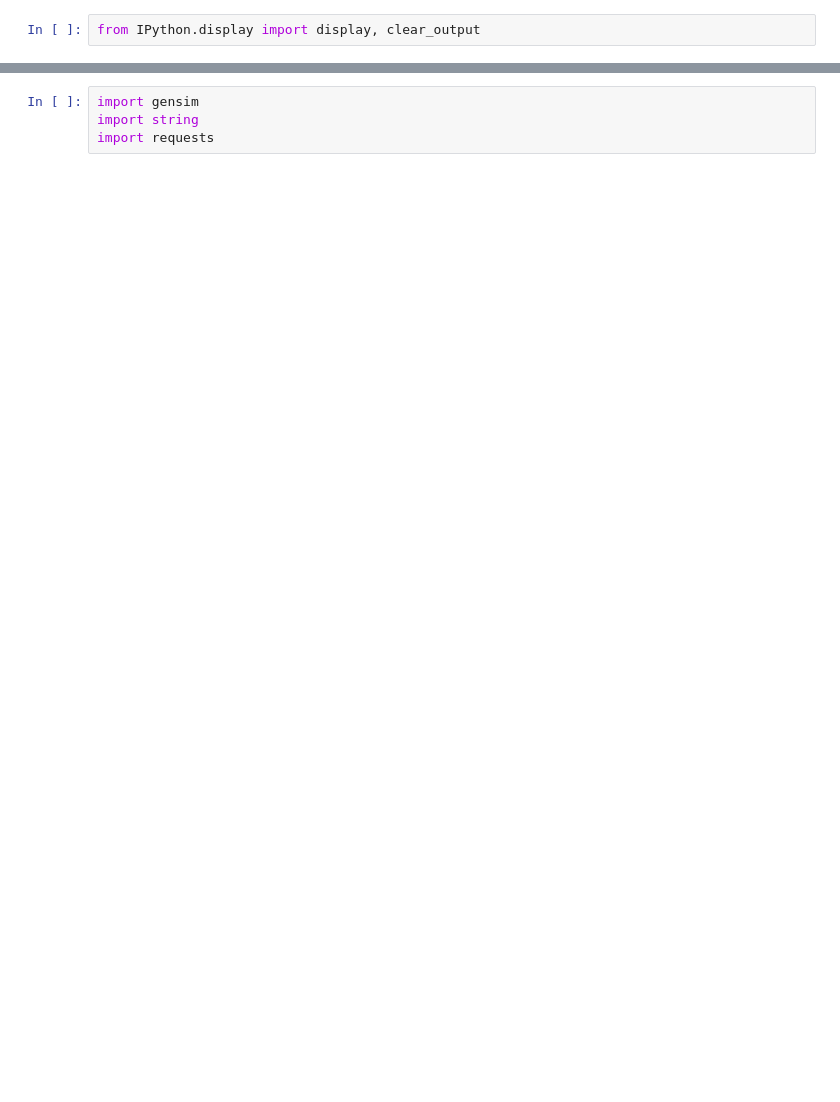
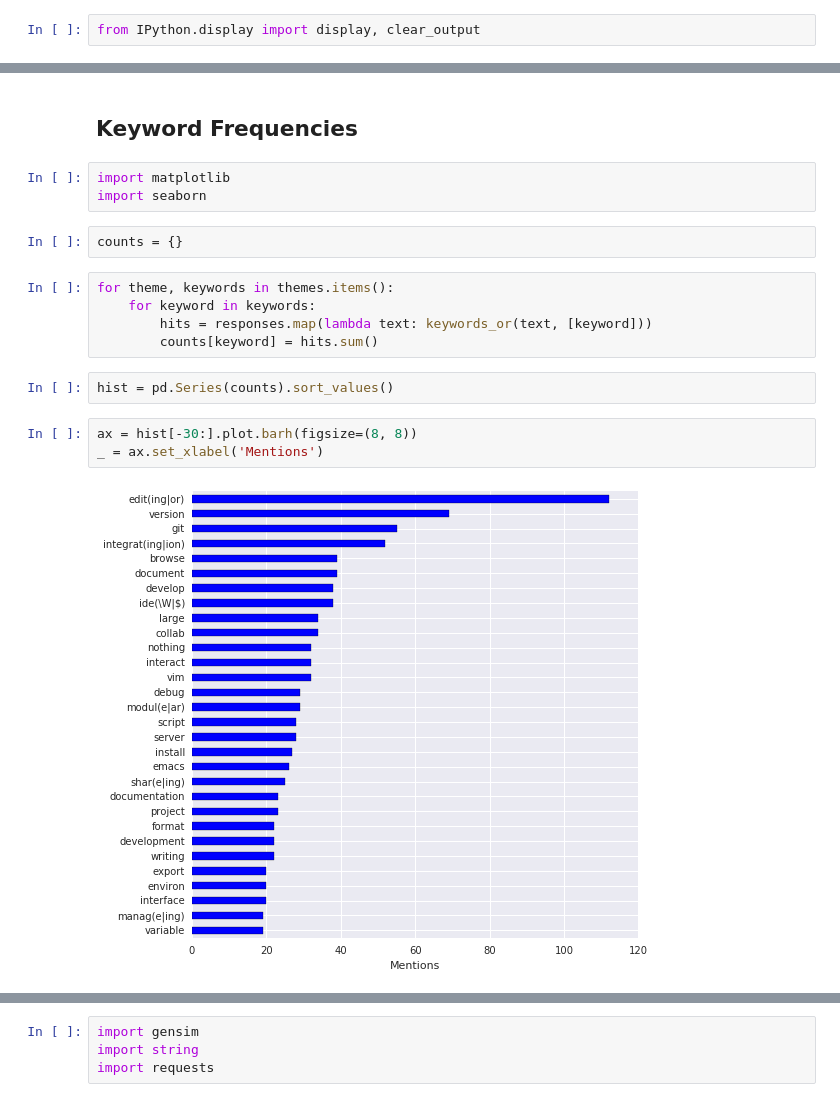
Before and after one commit to jupyter/design, a Jupyter notebook: surveys/2015-notebook-ux/analysis/3a_hinderance_themes.ipynb, the cells around one changed output, grey strips where cells are left out. Drawn from its saved outputs; the diff is of its cells as text; blank space fills up the shorter version.

```diff
--- a/surveys/2015-notebook-ux/analysis/3a_hinderance_themes.ipynb
+++ b/surveys/2015-notebook-ux/analysis/3a_hinderance_themes.ipynb
@@ -208,3 +232,22 @@ Showing `nothing`. Type Enter to continue, "q" to stop.q
+# %% [markdown]
+## Keyword Frequencies
+# %%
+import matplotlib
+import seaborn
+# %%
+counts = {}
+# %%
+for theme, keywords in themes.items():
+    for keyword in keywords:
+        hits = responses.map(lambda text: keywords_or(text, [keyword]))
+        counts[keyword] = hits.sum()
+# %%
+hist = pd.Series(counts).sort_values()
+# %%
+ax = hist[-30:].plot.barh(figsize=(8, 8))
+_ = ax.set_xlabel('Mentions')
+# %% [output]
+[figure, added]
 # %% [markdown]
 ## Topic Model
 
```
Also changed, not shown: parts of 24 cells of this notebook.
